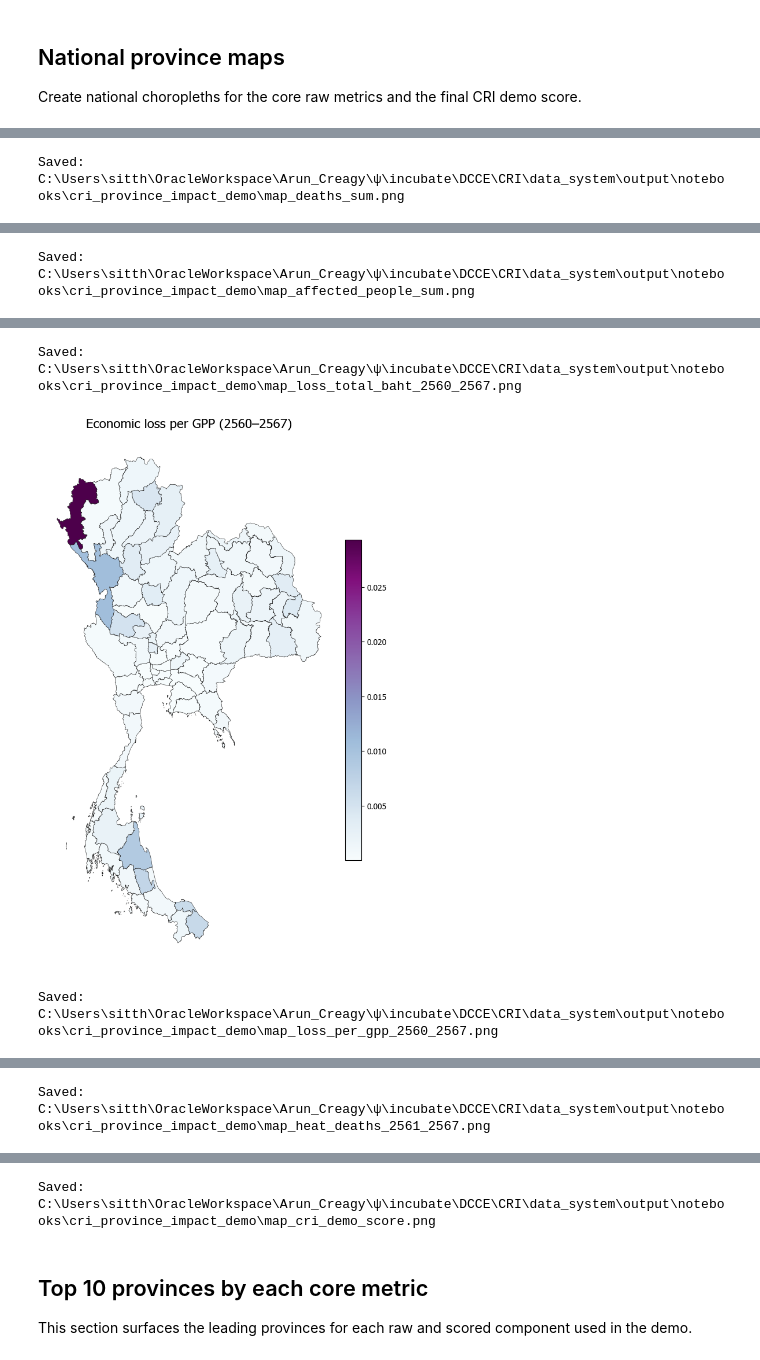
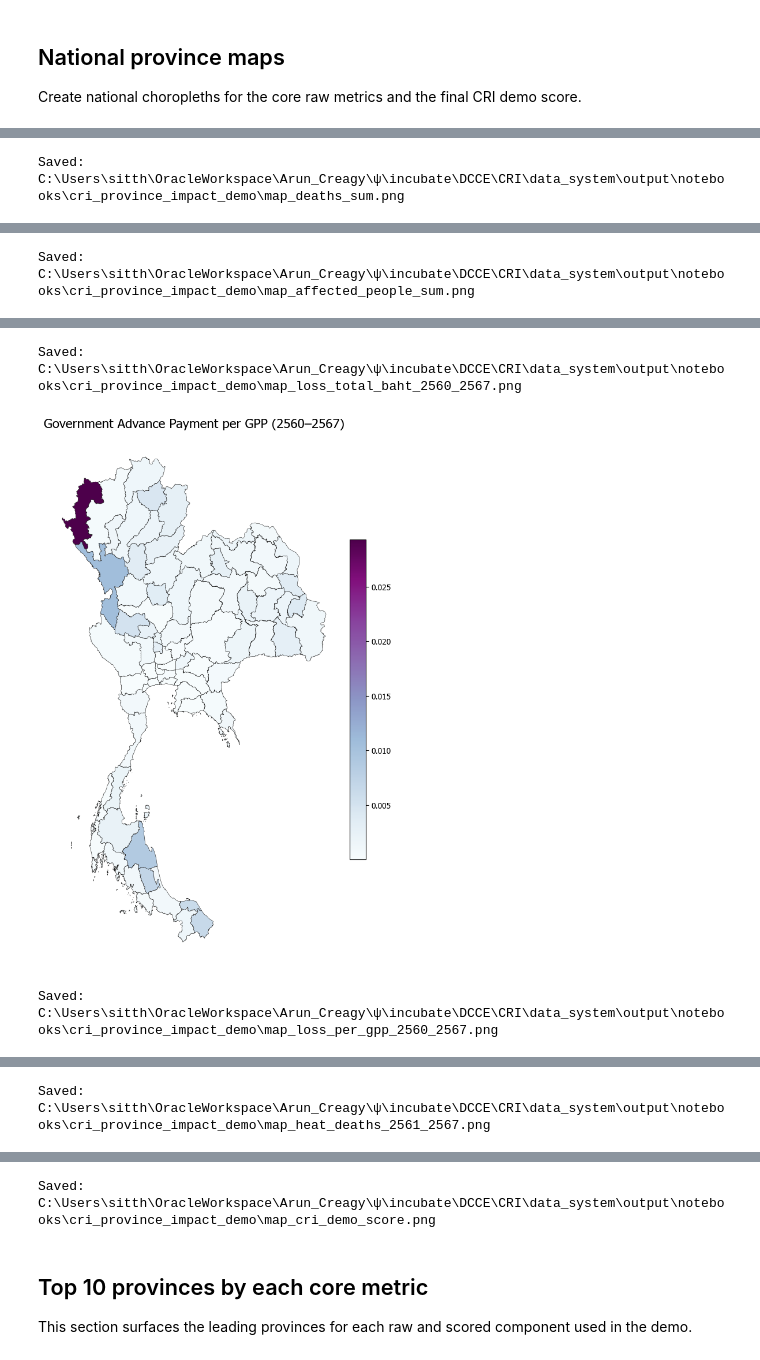
Before and after one commit to Bossax/arun-creagy, a Jupyter notebook: ψ/incubate/DCCE/CRI/data_system/script/analysis_notebooks/cri_province_impact_demo.ipynb, the cells around one changed output, grey strips where cells are left out. Drawn from its saved outputs; the diff is of its cells as text; code cells hidden in the pictures.

```diff
--- a/ψ/incubate/DCCE/CRI/data_system/script/analysis_notebooks/cri_province_impact_demo.ipynb
+++ b/ψ/incubate/DCCE/CRI/data_system/script/analysis_notebooks/cri_province_impact_demo.ipynb
@@ -106,7 +106,7 @@ if _p.name != 'data_system':
 BASE_PATH = _p
 
 DDPM_FACT = BASE_PATH / 'data/2_gold/ddpm/fact_ddpm_tambon_impact_climate_2560_2567.csv'
-ECO_LOSS = BASE_PATH / 'data/1_silver/eco_loss/silver_eco_loss_annual_long.csv'
+ECO_LOSS = BASE_PATH / 'data/1_silver/govt_adv_payment/silver_govt_adv_payment_annual_long.csv'
 GPP = BASE_PATH / 'data/1_silver/gpp/silver_gpp_annual_long.csv'
 POP = BASE_PATH / 'data/1_silver/population/silver_population_annual.csv'
 HEAT = BASE_PATH / 'data/1_silver/heatwave/silver_heatwave_impact_long.csv'
@@ -258,8 +258,8 @@ prov_map = gdf_prov.merge(df, on='province_code', how='left')
 map_specs = [
     ('deaths_sum', 'Deaths (2560–2567)', 'Blues', 'map_deaths_sum.png'),
     ('affected_people_sum', 'Affected people (2560–2567)', 'OrRd', 'map_affected_people_sum.png'),
-    ('loss_total_baht_2560_2567', 'Economic loss (บาท, 2560–2567)', 'Purples', 'map_loss_total_baht_2560_2567.png'),
-    ('loss_per_gpp', 'Economic loss per GPP (2560–2567)', 'BuPu', 'map_loss_per_gpp_2560_2567.png'),
+    ('loss_total_baht_2560_2567', 'Government Advance Payment (บาท, 2560–2567)', 'Purples', 'map_loss_total_baht_2560_2567.png'),
+    ('loss_per_gpp', 'Government Advance Payment per GPP (2560–2567)', 'BuPu', 'map_loss_per_gpp_2560_2567.png'),
     ('heat_deaths_2561_2567', 'Heat mortality (2561–2567)', 'YlOrBr', 'map_heat_deaths_2561_2567.png'),
     ('cri_demo_score', 'CRI demo score', 'Reds', 'map_cri_demo_score.png'),
 ]
@@ -296,5 +296,5 @@ Saved: C:\Users\sitth\OracleWorkspace\Arun_Creagy\ψ\incubate\DCCE\CRI\data_syst
 Saved: C:\Users\sitth\OracleWorkspace\Arun_Creagy\ψ\incubate\DCCE\CRI\data_system\output\notebooks\cri_province_impact_demo\map_loss_total_baht_2560_2567.png
-[figure, old version]
+[figure, new version]
 Saved: C:\Users\sitth\OracleWorkspace\Arun_Creagy\ψ\incubate\DCCE\CRI\data_system\output\notebooks\cri_province_impact_demo\map_loss_per_gpp_2560_2567.png
 [figure]
 Saved: C:\Users\sitth\OracleWorkspace\Arun_Creagy\ψ\incubate\DCCE\CRI\data_system\output\notebooks\cri_province_impact_demo\map_heat_deaths_2561_2567.png
```
Also changed, not shown: parts of 5 cells of this notebook, 52 other files.
